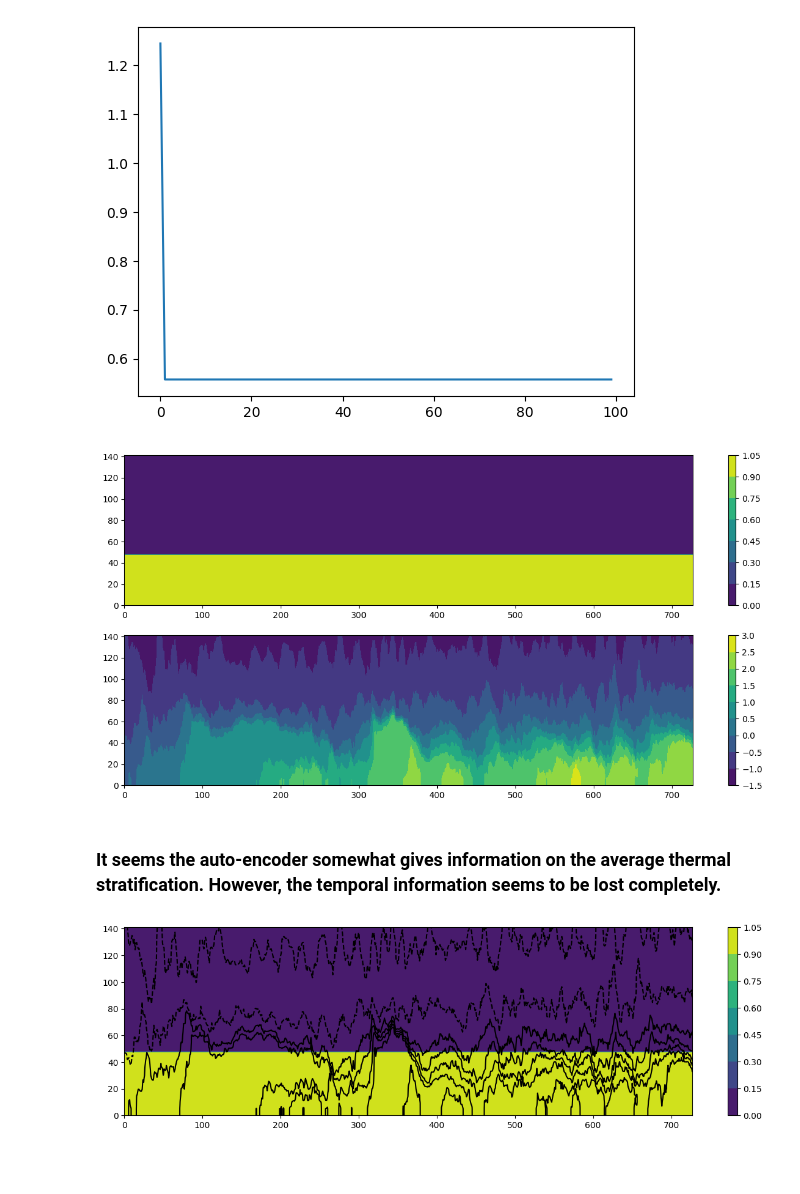
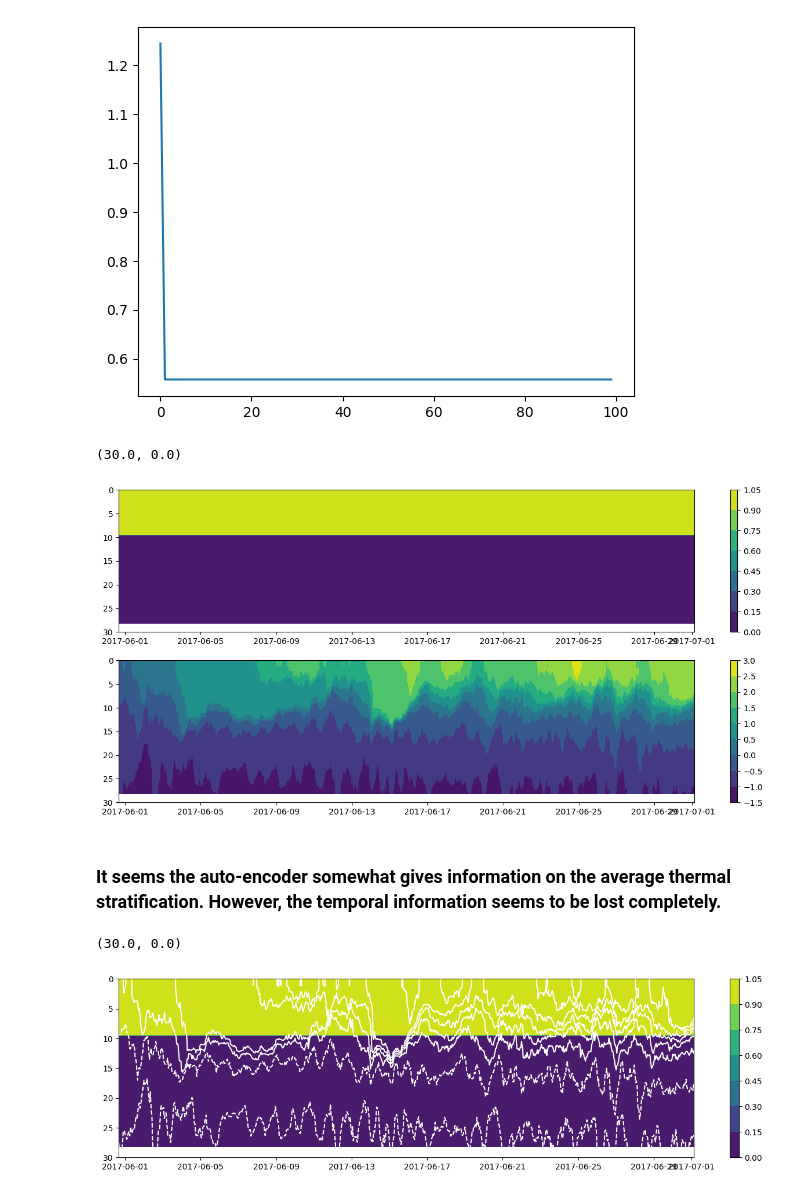
Before and after one commit to guiaug/Temp_AI, a Jupyter notebook: LakeGeorge_VP_Analysis_AutoEncoder.ipynb, the cells around one changed output. Cells and saved outputs as stored; diff of their text form; code cells hidden in the pictures; blank space fills up the shorter version.

```diff
--- a/LakeGeorge_VP_Analysis_AutoEncoder.ipynb
+++ b/LakeGeorge_VP_Analysis_AutoEncoder.ipynb
@@ -272,24 +275,30 @@ plt.plot(np.array(losses))
 [figure]
 # %%
 reconstructed = model2(image)
-fig = plt.figure(figsize=(15,7))
+fig = plt.figure(figsize=(16,7))
 ax1 = fig.add_subplot(211)
-CS1 = ax1.contourf(reconstructed.detach().numpy().T)
+CS1 = ax1.contourf(temperature_data.MTime, temperature_data.MDept,reconstructed.detach().numpy().T)
 CB1 = plt.colorbar(CS1)
+ax1.set_ylim((30,0))
 
 ax2 = fig.add_subplot(212)
-CS2 = ax2.contourf(data_processed.T)
+CS2 = ax2.contourf(temperature_data.MTime, temperature_data.MDept,data_processed.T)
 CB2 = plt.colorbar(CS2)
+ax2.set_ylim((30,0))
 # %% [output]
+(30.0, 0.0)
-[figure, old version]
+[figure, new version]
 # %% [markdown]
 ### It seems the auto-encoder somewhat gives information on the average thermal stratification. However, the temporal information seems to be lost completely.
 # %%
-fig = plt.figure(figsize=(15,4))
+fig = plt.figure(figsize=(16,4))
 ax1 = fig.add_subplot(111)
-CS1 = ax1.contourf(reconstructed.detach().numpy().T)
+CS1 = ax1.contourf(temperature_data.MTime, temperature_data.MDept,reconstructed.detach().numpy().T)
 CB1 = plt.colorbar(CS1)
 
-CS2 = ax1.contour(data_processed.T, levels=np.arange(-1.5, 3.1,0.5), colors="k")
+# Plot the contours of the water temperature to illustrate the
+CS2 = ax1.contour(temperature_data.MTime, temperature_data.MDept,data_processed.T, levels=np.arange(-1.5, 3.1,0.5), colors="w")
+ax1.set_ylim((30,0))
 # %% [output]
+(30.0, 0.0)
-[figure, old version]
+[figure, new version]
```
Also changed, not shown: parts of 1 cell of this notebook.
